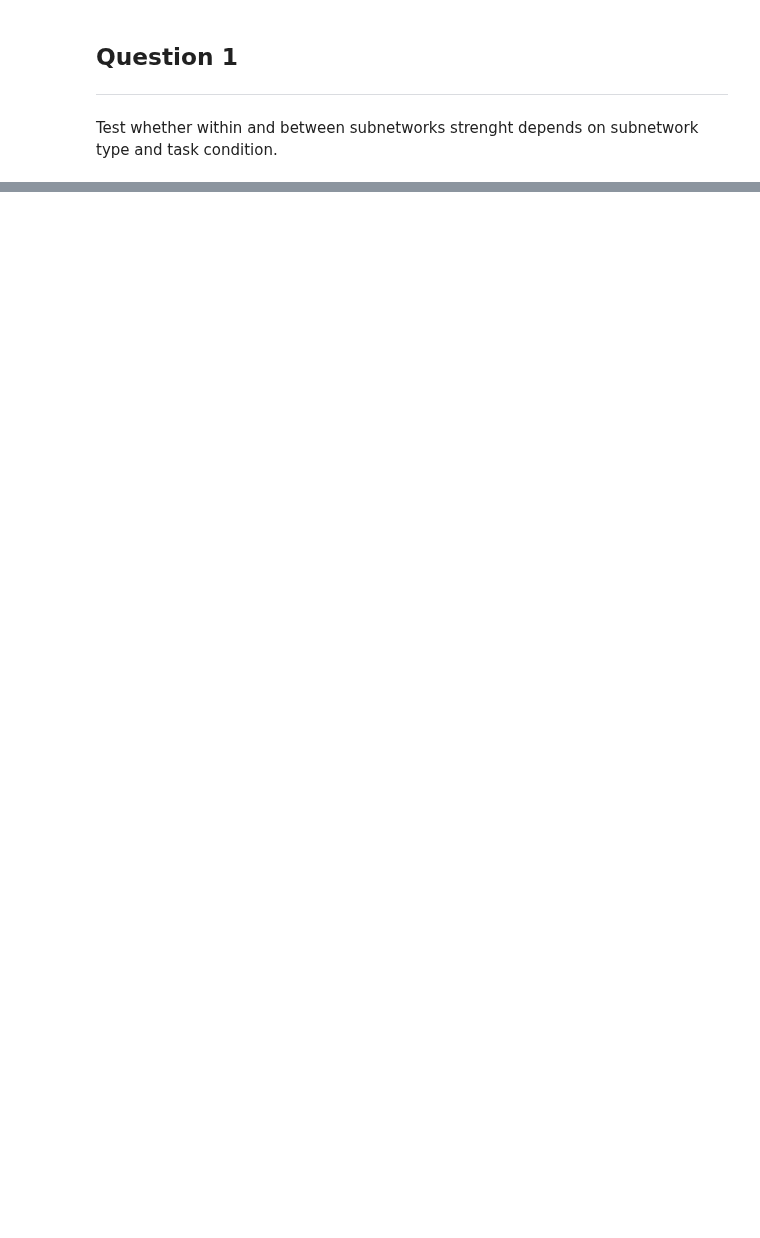
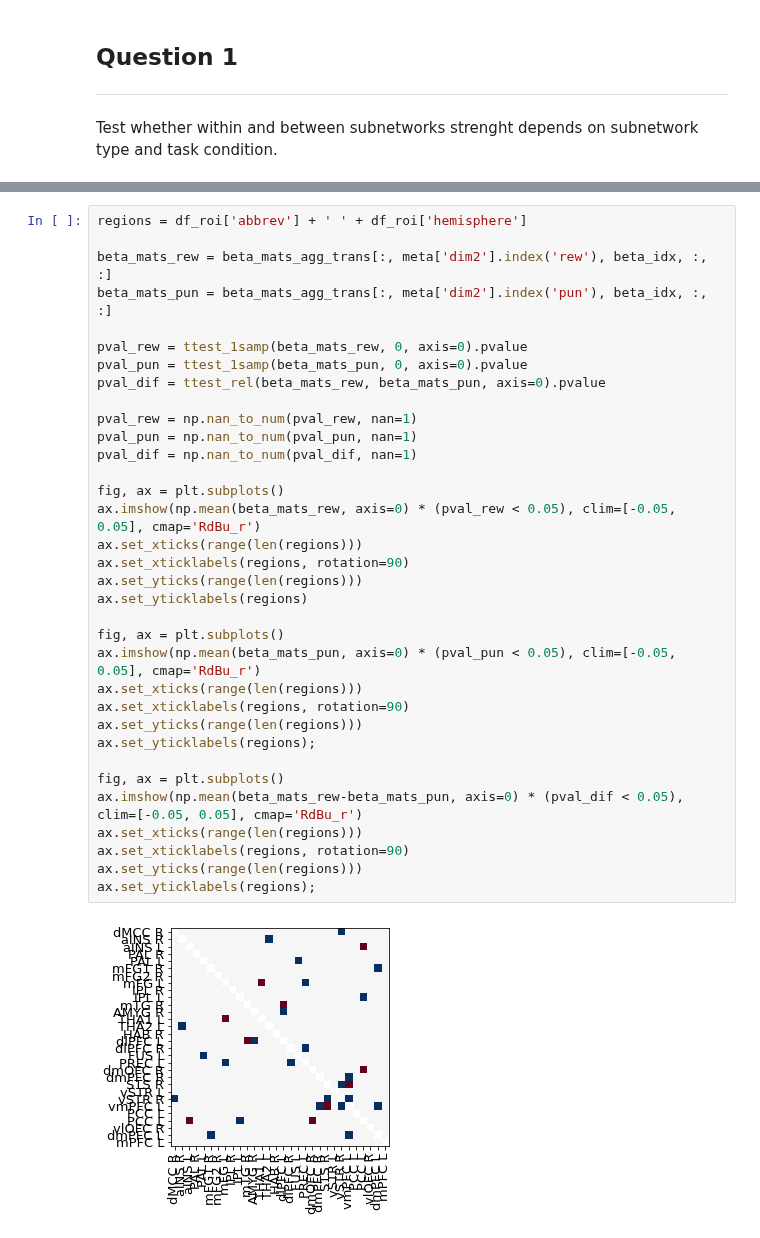
Before and after one commit to kbonna/decidenet, a Jupyter notebook: connectivity_analysis/ppi/dn_pp_02_analysis_customROI.ipynb, the cells around one changed output, grey strips where cells are left out. Drawn from its saved outputs; the diff is of its cells as text; blank space fills up the shorter version.

```diff
--- a/connectivity_analysis/ppi/dn_pp_02_analysis_customROI.ipynb
+++ b/connectivity_analysis/ppi/dn_pp_02_analysis_customROI.ipynb
@@ -221,0 +303,36 @@ len(df)
+# %%
+regions = df_roi['abbrev'] + ' ' + df_roi['hemisphere']
+
+beta_mats_rew = beta_mats_agg_trans[:, meta['dim2'].index('rew'), beta_idx, :, :]
+beta_mats_pun = beta_mats_agg_trans[:, meta['dim2'].index('pun'), beta_idx, :, :]
+
+pval_rew = ttest_1samp(beta_mats_rew, 0, axis=0).pvalue
+pval_pun = ttest_1samp(beta_mats_pun, 0, axis=0).pvalue
+pval_dif = ttest_rel(beta_mats_rew, beta_mats_pun, axis=0).pvalue
+
+pval_rew = np.nan_to_num(pval_rew, nan=1)
+pval_pun = np.nan_to_num(pval_pun, nan=1)
+pval_dif = np.nan_to_num(pval_dif, nan=1)
+
+fig, ax = plt.subplots()
+ax.imshow(np.mean(beta_mats_rew, axis=0) * (pval_rew < 0.05), clim=[-0.05, 0.05], cmap='RdBu_r')
+ax.set_xticks(range(len(regions)))
+ax.set_xticklabels(regions, rotation=90)
+ax.set_yticks(range(len(regions)))
+ax.set_yticklabels(regions)
+
+fig, ax = plt.subplots()
+ax.imshow(np.mean(beta_mats_pun, axis=0) * (pval_pun < 0.05), clim=[-0.05, 0.05], cmap='RdBu_r')
+ax.set_xticks(range(len(regions)))
+ax.set_xticklabels(regions, rotation=90)
+ax.set_yticks(range(len(regions)))
+ax.set_yticklabels(regions);
+
+fig, ax = plt.subplots()
+ax.imshow(np.mean(beta_mats_rew-beta_mats_pun, axis=0) * (pval_dif < 0.05), clim=[-0.05, 0.05], cmap='RdBu_r')
+ax.set_xticks(range(len(regions)))
+ax.set_xticklabels(regions, rotation=90)
+ax.set_yticks(range(len(regions)))
+ax.set_yticklabels(regions);
+# %% [output]
+[figure, added]
```
Also changed, not shown: parts of 13 cells of this notebook, 10 other files.
